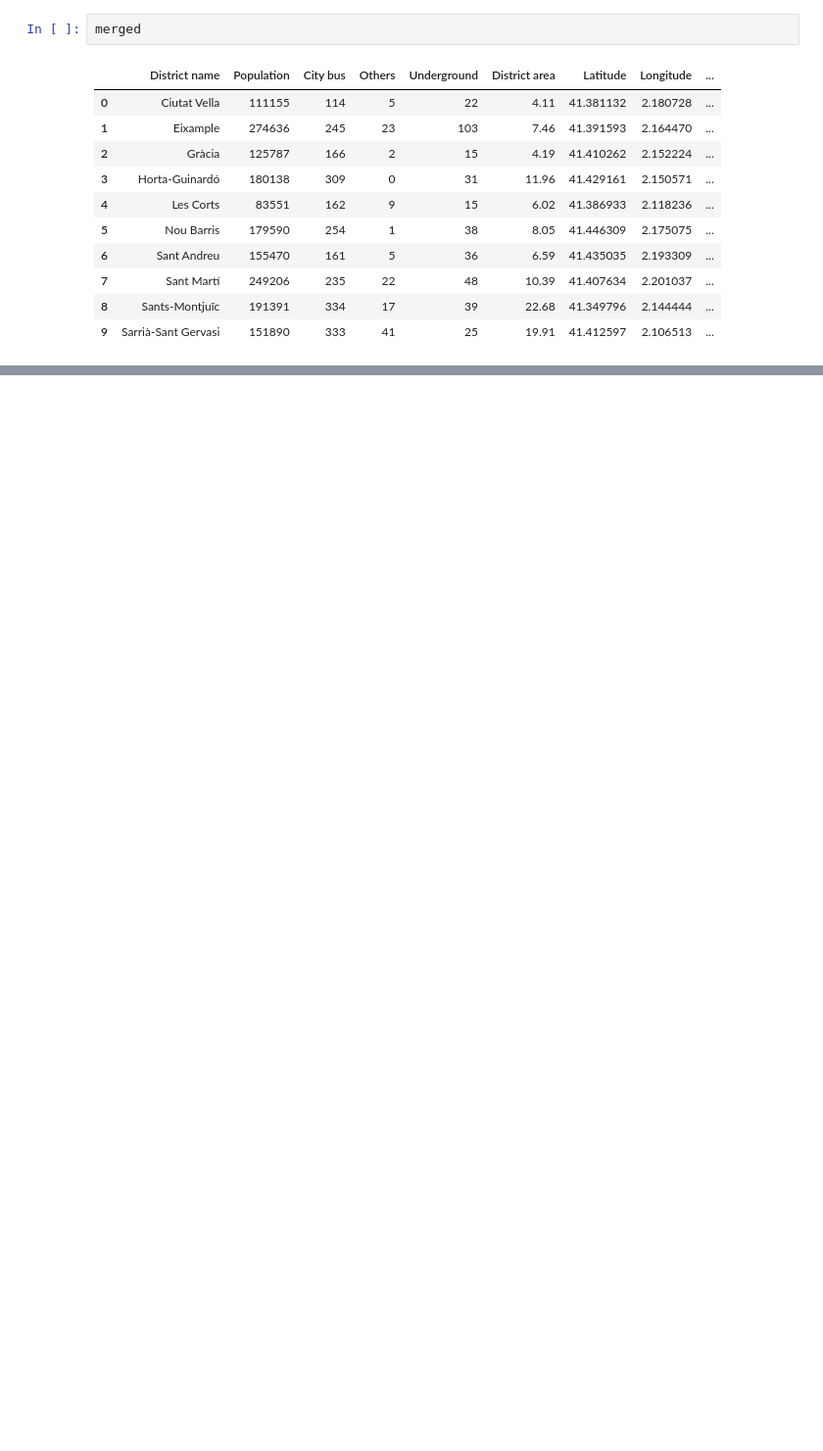
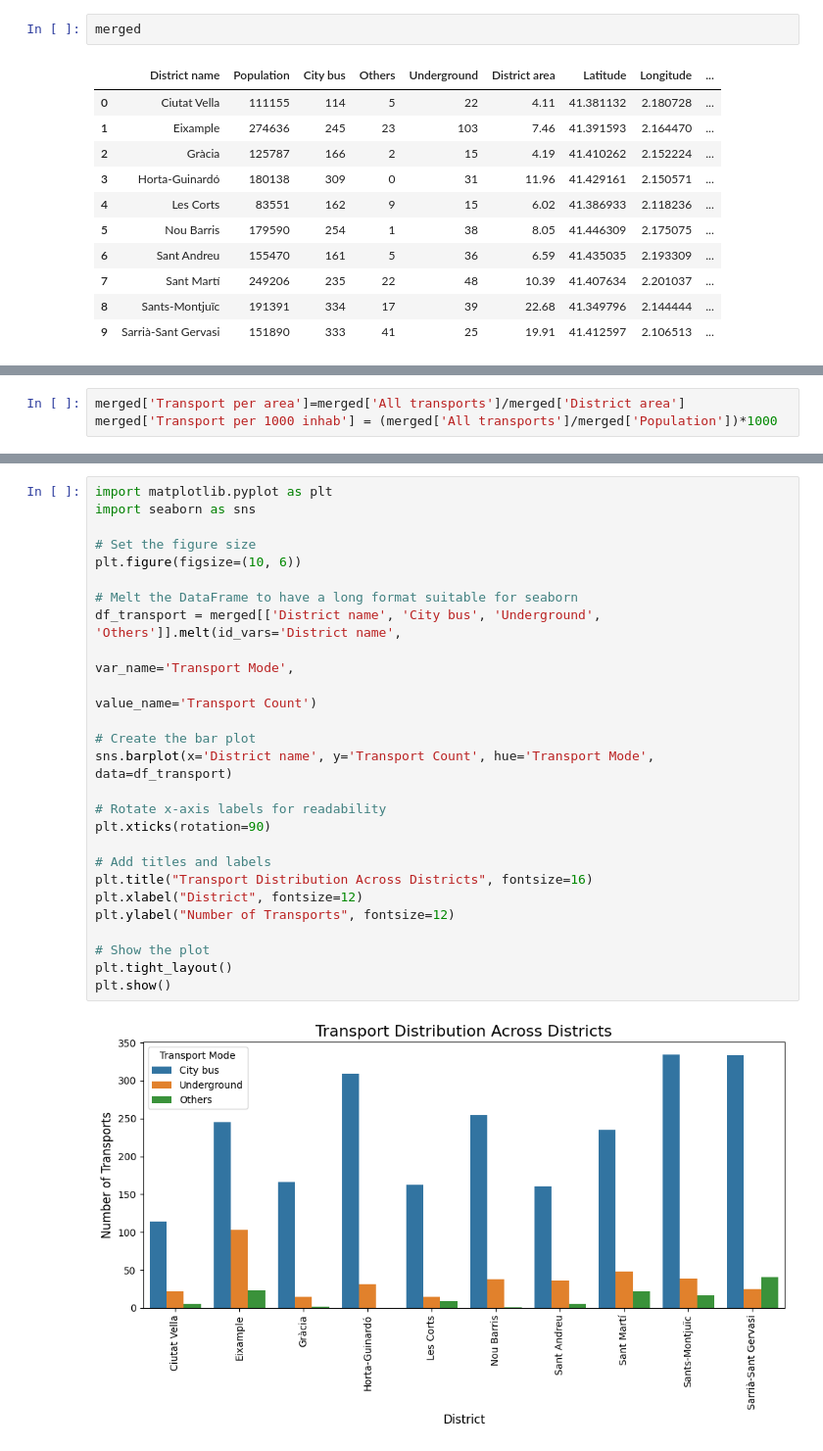
Before and after one commit to pcomastriado/DA-Bootcamp, a Jupyter notebook: _DA-project_/notebooks/EDA_FinalProject.ipynb, the cells around one changed output, grey strips where cells are left out. Shown at 98% size. Cells and saved outputs as stored; diff of their text form; blank space fills up the shorter version.

```diff
--- a/_DA-project_/notebooks/EDA_FinalProject.ipynb
+++ b/_DA-project_/notebooks/EDA_FinalProject.ipynb
@@ -687,0 +752,3 @@ plt.show()
+# %%
+merged['Transport per area']=merged['All transports']/merged['District area']
+merged['Transport per 1000 inhab'] = (merged['All transports']/merged['Population'])*1000
@@ -687,0 +847,28 @@ plt.show()
+# %%
+import matplotlib.pyplot as plt
+import seaborn as sns
+
+# Set the figure size
+plt.figure(figsize=(10, 6))
+
+# Melt the DataFrame to have a long format suitable for seaborn
+df_transport = merged[['District name', 'City bus', 'Underground', 'Others']].melt(id_vars='District name',
+                                                                                  var_name='Transport Mode',
+                                                                                  value_name='Transport Count')
+
+# Create the bar plot
+sns.barplot(x='District name', y='Transport Count', hue='Transport Mode', data=df_transport)
+
+# Rotate x-axis labels for readability
+plt.xticks(rotation=90)
+
+# Add titles and labels
+plt.title("Transport Distribution Across Districts", fontsize=16)
+plt.xlabel("District", fontsize=12)
+plt.ylabel("Number of Transports", fontsize=12)
+
+# Show the plot
+plt.tight_layout()
+plt.show()
+# %% [output]
+[figure, added]
```
Also changed, not shown: parts of 7 cells of this notebook, 3 other files.
